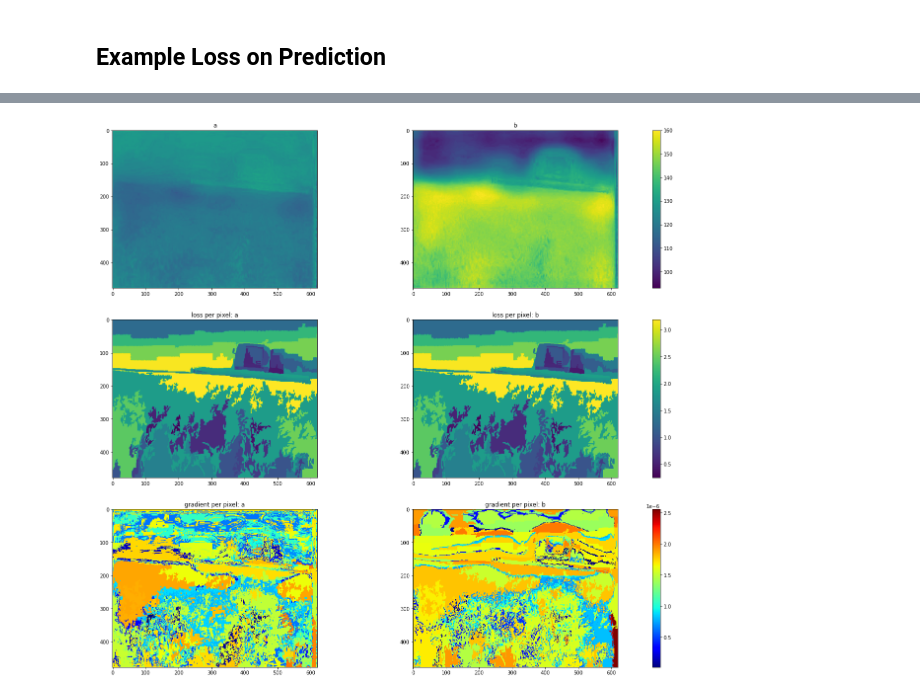
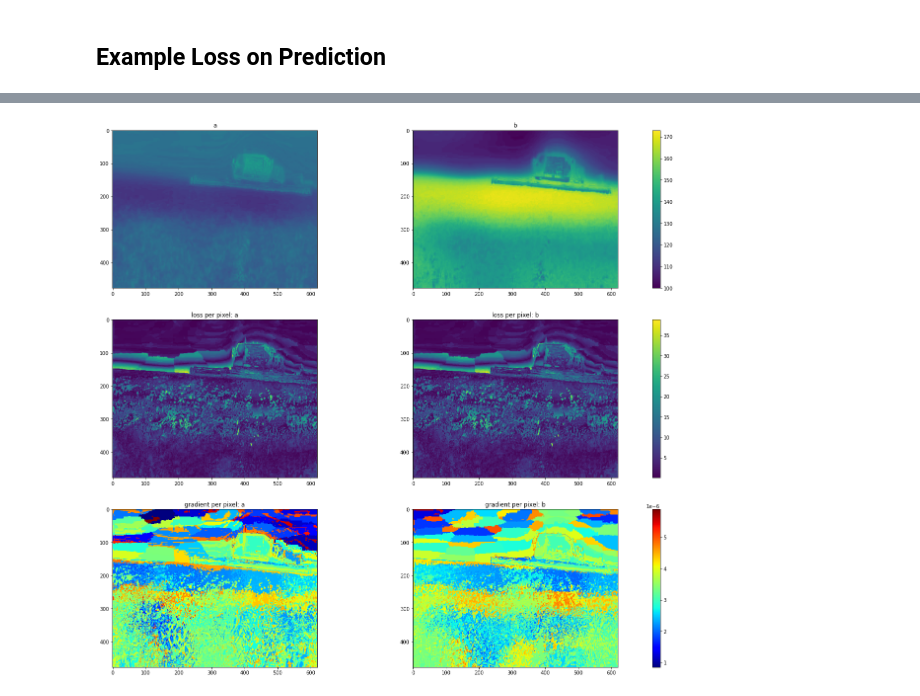
Before and after one commit to dketterer/colorization, a Jupyter notebook: ColorConsistencyLossExamples.ipynb, the cells around one changed output, grey strips where cells are left out. Cells and saved outputs as stored; diff of their text form; code cells hidden in the pictures.

```diff
--- a/ColorConsistencyLossExamples.ipynb
+++ b/ColorConsistencyLossExamples.ipynb
@@ -161,7 +161,7 @@ plt.scatter(squared[0, 1, :], squared[0, 0, :]);
 img = cv2.cvtColor(cv2.imread('resources/ILSVRC2012_val_00000015.JPEG'), cv2.COLOR_BGR2RGB)
 pred = cv2.cvtColor(cv2.imread('resources/prediction-00014.jpg'), cv2.COLOR_BGR2RGB)
 pred = pred[:, 2 * pred.shape[1] // 3:, :]
-segment = cv2.cvtColor(cv2.imread('resources/ILSVRC2012_val_00000015.png'), cv2.COLOR_BGR2RGB)
+segment = cv2.imread('/mnt/data/datasets/Imagenet-SLIC-SEG100-COMP5-ITER10/val/ILSVRC2012_val_00000015.png')[:, :, 0]
 # %%
 fig, ax = plt.subplots(nrows=1, ncols=3, figsize=(15, 5))
 ax[0].imshow(img)
@@ -183,3 +175,6 @@ for i in range(colors.shape[0]):
+# %%
+import torch
+segment_masks = torch.nn.functional.one_hot(torch.from_numpy(segment).long()).permute(2, 0, 1).bool().numpy()
 # %%
 fig, ax = plt.subplots(nrows=1, ncols=2, figsize=(15, 5))
 masked_img = img.copy()
@@ -238,7 +233,7 @@ segment_masks_tensor = [torch.from_numpy(mask) for mask in segment_masks]
 ab_pred = cv2.cvtColor(pred, cv2.COLOR_RGB2LAB)[:, :, 1:].transpose(2, 0, 1)
 
 img_tensor = torch.from_numpy(ab_pred).float().requires_grad_()
-loss = ColorConsistencyLoss('linear')(torch.unsqueeze(img_tensor, 0), segment_masks_tensor)
+loss = ColorConsistencyLoss('euclidean')(torch.unsqueeze(img_tensor, 0), segment_masks_tensor)
 np_loss = np.squeeze(loss.detach().numpy())
 
 fig, ax = plt.subplots(nrows=3, ncols=2, figsize=(25, 20))
@@ -274 +269 @@ Loss: 1.9019177
-[figure, old version]
+[figure, new version]
```
Also changed, not shown: parts of 5 cells of this notebook, 1 other file.
